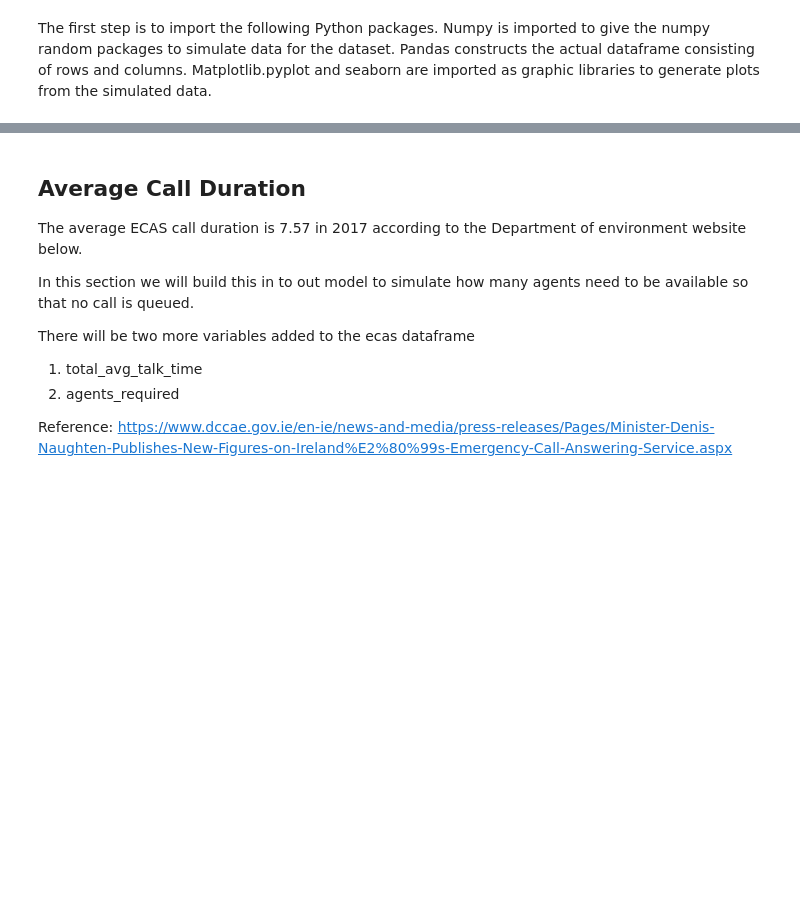
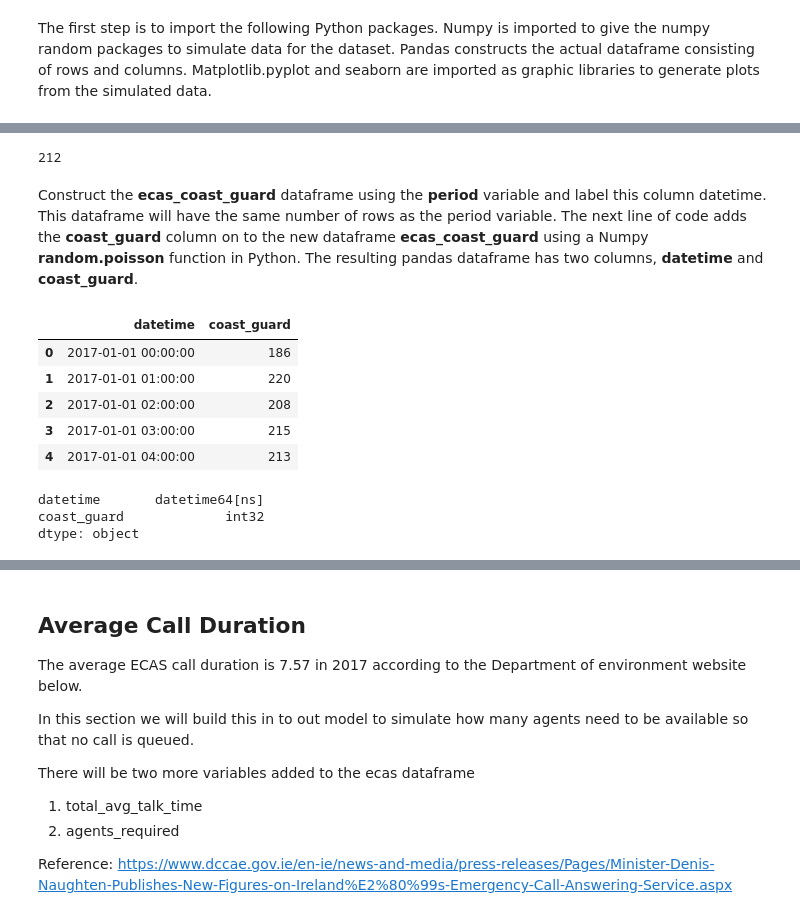
Before and after one commit to moranneil/Programming-For-Data-Analysis-Project-2019, a Jupyter notebook: Programming-For-Data-Analysis-Project-2019.ipynb, the cells around one changed output, grey strips where cells are left out. Cells and saved outputs as stored; diff of their text form; code cells hidden in the pictures; blank space fills up the shorter version.

```diff
--- a/Programming-For-Data-Analysis-Project-2019.ipynb
+++ b/Programming-For-Data-Analysis-Project-2019.ipynb
@@ -213,0 +269,44 @@ ecas.head()
+# %%
+#Define a random integer for the Poisson distribution lamda value for calls for a coast_guard emergency call.
+#The random integer number is anywhere in the range of 30 to 265 calls per hour, this is a random range choosen.
+
+coast_guard_randomint = np.random.randint(30, 265)
+coast_guard_randomint
+
+#Reference: https://docs.scipy.org/doc/numpy-1.15.1/reference/generated/numpy.random.randint.html
+# %% [output]
+212
+# %% [markdown]
+Construct the **ecas_coast_guard** dataframe using the **period** variable and label this column datetime. This dataframe will have the same number of rows as the period variable. The next line of code adds the **coast_guard** column on to the new dataframe **ecas_coast_guard** using a Numpy **random.poisson** function in Python. The resulting pandas dataframe has two columns, **datetime** and **coast_guard**.
+# %%
+#ecas_coast_guard pandas Dataframe is constructed first with the period to produce a timeseries column of type timeseries labeling it 'datetime'
+#The datetime column is not an index to the dataframe and therefore can be in either the x or y axis of the plots.
+#The column fire is added on to the new dataframe using Numpy random.poisson distrbution function.
+#The first 5 rows of the new dataframe is printed out.
+
+ecas_coast_guard = pd.DataFrame(period, columns=['datetime'])
+ecas_coast_guard['coast_guard'] = np.random.poisson(coast_guard_randomint, len(period))
+ecas_coast_guard.head()
+
+#Reference:
+#https://web.microsoftstream.com/video/db8801fe-9e42-4663-a508-5d6f38bb7327
+#https://docs.scipy.org/doc/numpy-1.15.1/reference/generated/numpy.random.poisson.html
+#https://www.dataquest.io/blog/tutorial-time-series-analysis-with-pandas/
+# %% [output]
+|  | datetime | coast_guard |
+| 0 | 2017-01-01 00:00:00 | 186 |
+| 1 | 2017-01-01 01:00:00 | 220 |
+| 2 | 2017-01-01 02:00:00 | 208 |
+| 3 | 2017-01-01 03:00:00 | 215 |
+| 4 | 2017-01-01 04:00:00 | 213 |
+# %%
+#This command verifies the data types in the ecas_coast_guard dataframe.
+#The result is a datetime64 columns and a 32 bit integer column
+
+ecas_coast_guard.dtypes
+
+#References:https://docs.scipy.org/doc/numpy-1.15.0/reference/arrays.datetime.html
+# %% [output]
+datetime       datetime64[ns]
+coast_guard             int32
+dtype: object
```
Also changed, not shown: parts of 57 cells of this notebook.
